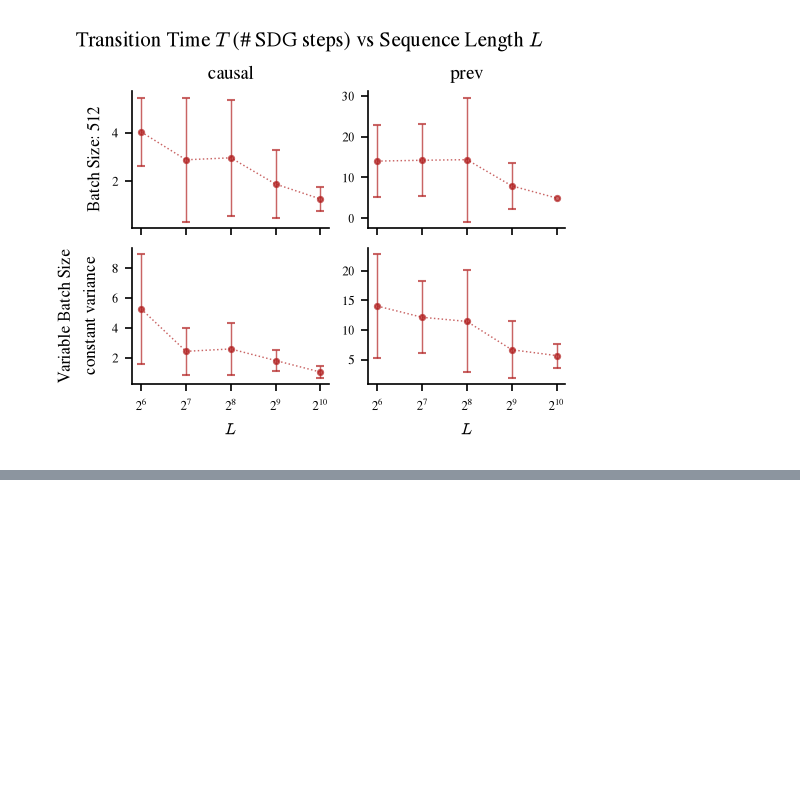
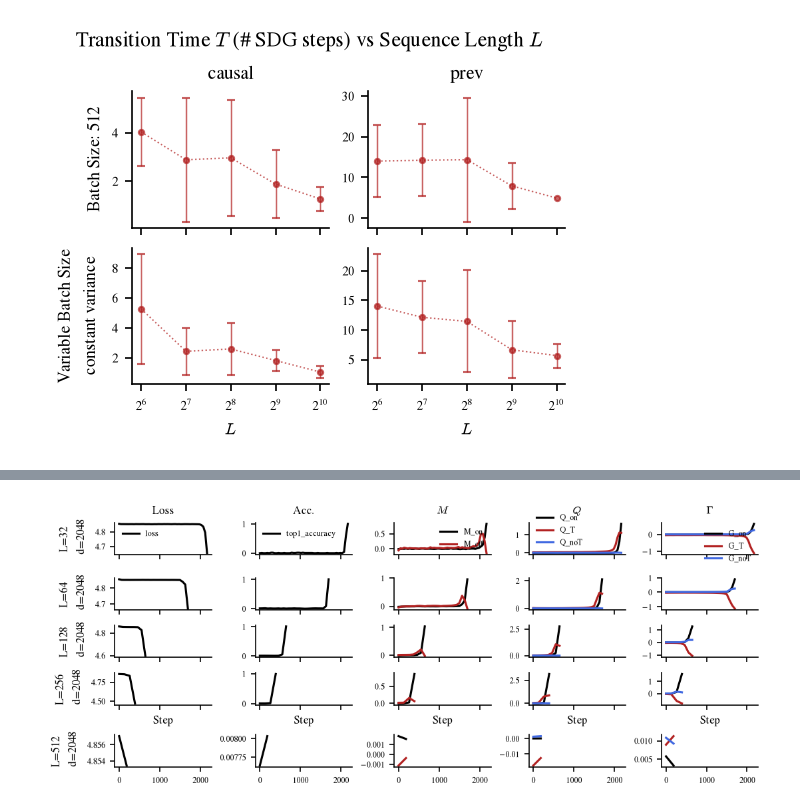
Before and after one commit to CristopherErazo/InContextLearning, a Jupyter notebook: notebooks/26_09_20_Scan_LearningRate.ipynb, the cells around one changed output, grey strips where cells are left out. Saved outputs shown, nothing was run; the diff lists cells and outputs as text; code cells hidden in the pictures; blank space fills up the shorter version.

```diff
--- a/notebooks/26_09_20_Scan_LearningRate.ipynb
+++ b/notebooks/26_09_20_Scan_LearningRate.ipynb
@@ -596,0 +728,44 @@ Text(0.5, 0.98, 'Transition Time $T$ (# SDG steps) vs Sequence Length $L$')
+# %%
+# Make histograms of logits for each idx and each run
+for run_id, data in results.items():
+    artifact_idx = data['artifact_idx']
+    for idx in artifact_idx:
+        logits_on = np.array(data['logits'][idx]['on'])
+        logits_off = np.array(data['logits'][idx]['off'])
+        vmin , vmax = min(logits_on.min(), logits_off.min()), max(logits_on.max(), logits_off.max())
+        hist_on, bins = np.histogram(logits_on, bins=50, range=(vmin,vmax), density=True)
+        hist_off, _ = np.histogram(logits_off, bins=bins, density=True)
+        bin_centers = (bins[:-1] + bins[1:]) / 2
+        results[run_id]['logit_hist'][idx] = {
+            'on': hist_on,
+            'off': hist_off,
+            'centers': bin_centers
+        }
+# %%
+#
+colors = ['k','firebrick','royalblue','olivedrab']
+vars_to_plot ={
+    r'Loss': ['loss'],
+    r'Acc.': ['top1_accuracy'],
+    r'$M$' : ['M_on','M_off'],
+    r'$Q$' : ['Q_on','Q_T', 'Q_noT'],
+    r'$\Gamma$': ['G_on','G_T','G_noT']
+}
+
+fig , axes = create_fig(ncols = 5,nrows=len(results),size='double',h=0.4,w=1)
+
+for k, (run_id, run_data) in enumerate(results.items()):
+    metrics = run_data['metrics']
+    L , d = run_data['L'], run_data['d']
+    for i, (title, metrics_list) in enumerate(vars_to_plot.items()):
+        ax = axes[k,i]
+        sign = np.sign(metrics[metrics_list[0]].iloc[-1])  # Get the sign of the last value of the first metric in the list
+        for j, metric in enumerate(metrics_list):
+            norm = 10 if 'on' in metric else 1
+            ax.plot(metrics['step'], sign*metrics[metric]/norm, label=metric, color=colors[j], alpha=1,lw=1.5)
+        if k==0: ax.set_title(title, fontsize=8)
+        if k==3: ax.set_xlabel('Step', fontsize=8)
+        if i==0: ax.set_ylabel(f'L={L} \n d={d}', fontsize=8)
+        if k==0: ax.legend(fontsize=6, frameon=False)
+# %% [output]
+[figure, added]
```
Also changed, not shown: parts of 9 cells of this notebook, 7 other files.
